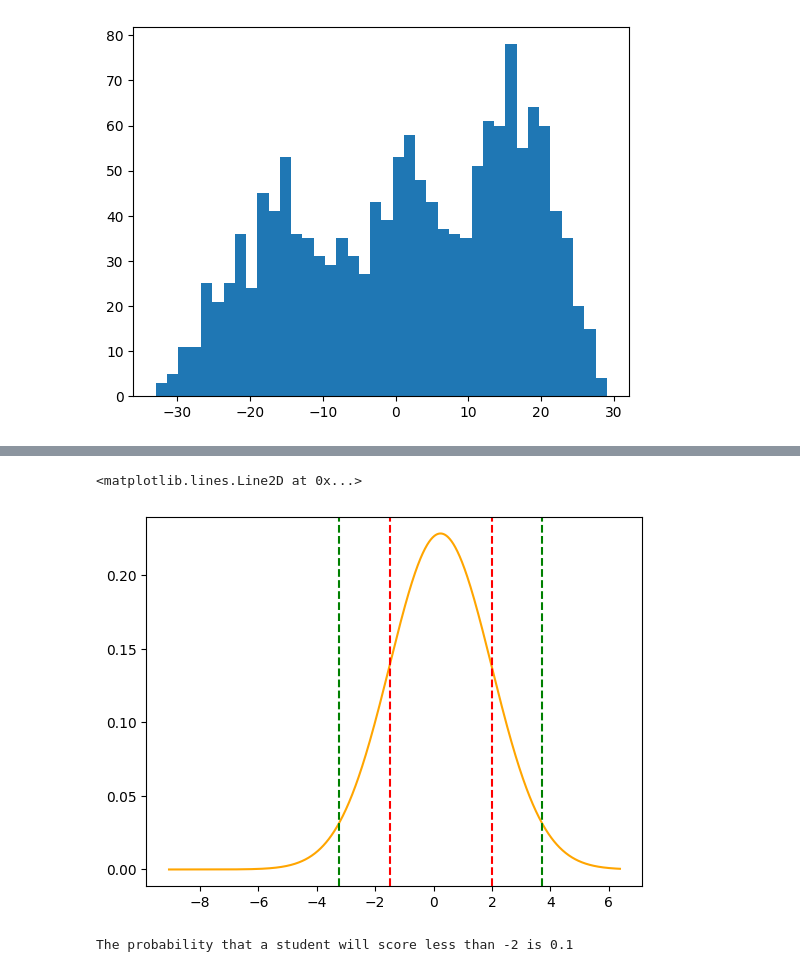
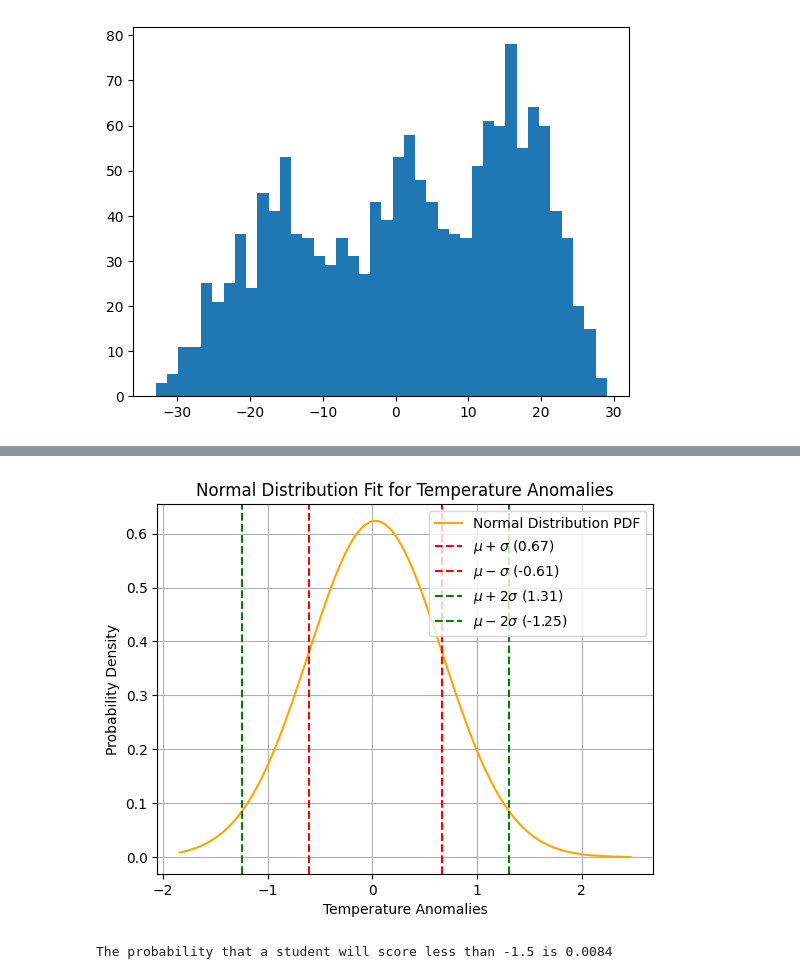
Before and after one commit to milicak/Data_Analysis_Course, a Jupyter notebook: 02_Normal_distribution.ipynb, the cells around one changed output, grey strips where cells are left out. Saved outputs shown, nothing was run; the diff lists cells and outputs as text; code cells hidden in the pictures.

```diff
--- a/02_Normal_distribution.ipynb
+++ b/02_Normal_distribution.ipynb
@@ -272,20 +292,25 @@ sns.histplot(ds.tempanomaly[:,70,100], kde=True)
 # %%
-mu = ds.tempanomaly[:,70,100].mean()
-sigma = ds.tempanomaly[:,70,100].std()
-x = np.linspace(ds.tempanomaly[:,70,100].min(), ds.tempanomaly[:,70,100].max(), 1000)
-plt.plot(x, norm.pdf(x, mu, sigma),color='orange')
-# Draw a red vertical line at nu+-sigma
-plt.axvline(x=mu+sigma, color="red", linestyle="--", label=("[x = ]"+str(N)))
-plt.axvline(x=mu-sigma, color="red", linestyle="--", label=("[x = ]"+str(N)))
-# Draw a red vertical line at nu+-2sigma
-plt.axvline(x=mu+2*sigma, color="green", linestyle="--", label=("[x = ]"+str(N)))
-plt.axvline(x=mu-2*sigma, color="green", linestyle="--", label=("[x = ]"+str(N)))
+mu = ds.tempanomaly[:,60,80].mean()
+sigma = ds.tempanomaly[:,60,80].std()
+x = np.linspace(ds.tempanomaly[:,60,80].min().item(), ds.tempanomaly[:,60,80].max().item(), 1000)
+plt.plot(x, norm.pdf(x, mu, sigma), color='orange', label='Normal Distribution PDF')
+# Draw vertical lines at mu+-sigma
+plt.axvline(x=mu+sigma, color="red", linestyle="--", label=r'$\mu + \sigma$' + f' ({mu+sigma:.2f})')
+plt.axvline(x=mu-sigma, color="red", linestyle="--", label=r'$\mu - \sigma$' + f' ({mu-sigma:.2f})')
+# Draw vertical lines at mu+-2sigma
+plt.axvline(x=mu+2*sigma, color="green", linestyle="--", label=r'$\mu + 2\sigma$' + f' ({mu+2*sigma:.2f})')
+plt.axvline(x=mu-2*sigma, color="green", linestyle="--", label=r'$\mu - 2\sigma$' + f' ({mu-2*sigma:.2f})')
+
+plt.title('Normal Distribution Fit for Temperature Anomalies')
+plt.xlabel('Temperature Anomalies')
+plt.ylabel('Probability Density')
+plt.legend()
+plt.grid(True)
 # %% [output]
-<matplotlib.lines.Line2D at 0x...>
-[figure, old version]
+[figure, new version]
 # %%
 # norm.cdf() calculates the cumulative probability
-N = -2
+N = -1.5
 prob_less_than_N= norm.cdf(N, mu, sigma)
 print(
     "The probability that a student will score less than", str(N), "is",
@@ -294,7 +319,7 @@ print(
 # Calculate the area under the curve up to x = N
 area_under_curve = norm.cdf(N, mu, sigma)
 # %% [output]
-The probability that a student will score less than -2 is 0.1
+The probability that a student will score less than -1.5 is 0.0084
 # %%
 fig, ax = plt.subplots(figsize=(10, 6))
 # Plot the pdf of the normal distribution
```
Also changed, not shown: parts of 22 cells of this notebook.
